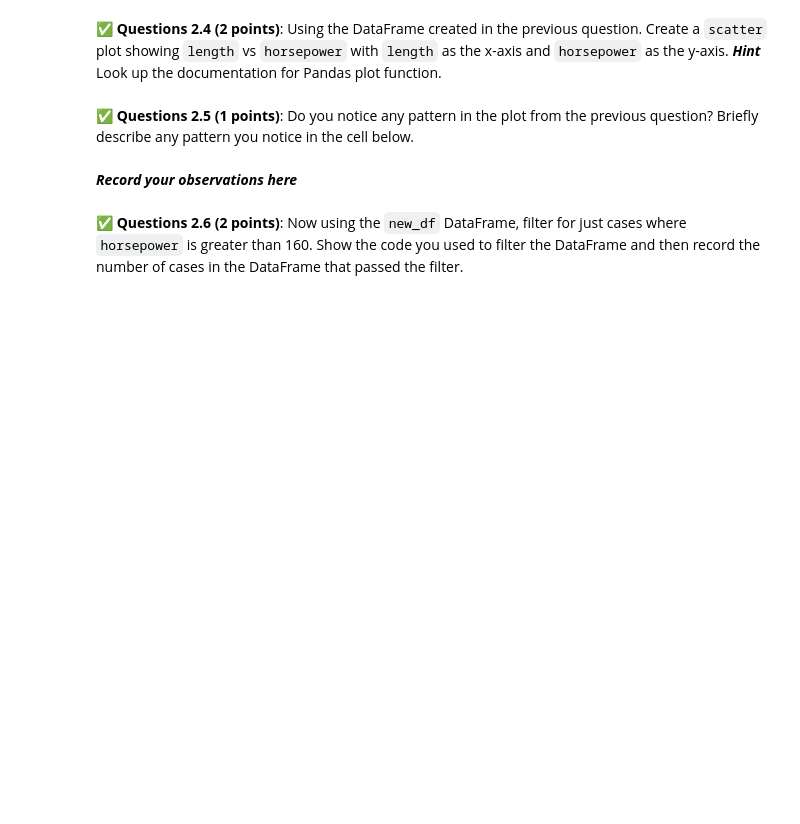
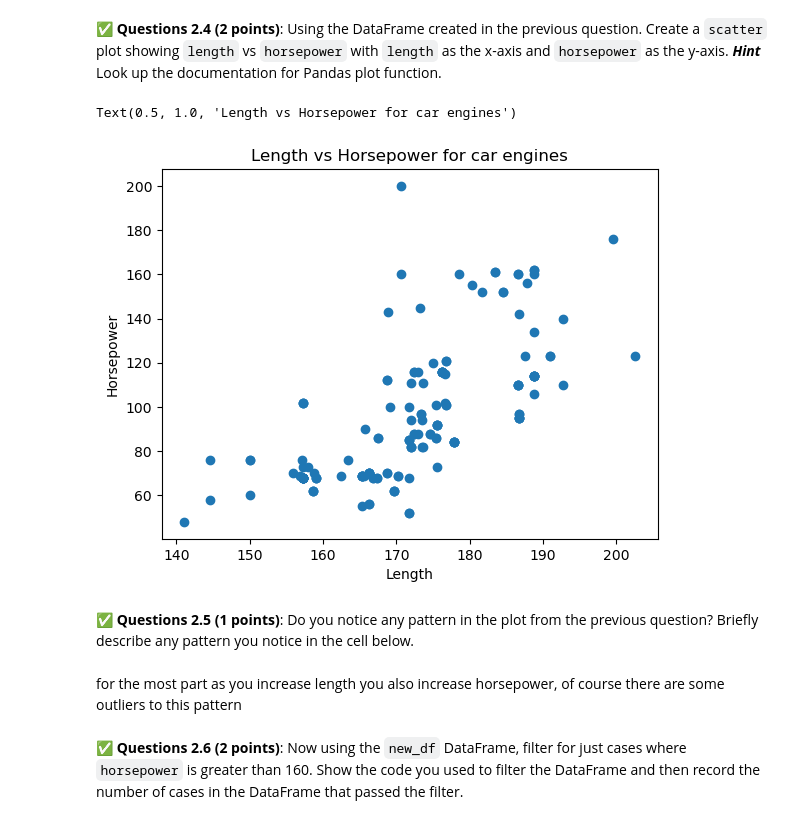
Before and after one commit to LukeAurilia/CMSE202-f24-turnin, a Jupyter notebook: hw-01/HW-01_GitPracticeDebuggingPythonPackagesAndClasses-STUDENT.ipynb, the cells around one changed output. Cells and saved outputs as stored; diff of their text form; code cells hidden in the pictures; blank space fills up the shorter version.

Commit message:
Commiting part 2

```diff
--- a/hw-01/HW-01_GitPracticeDebuggingPythonPackagesAndClasses-STUDENT.ipynb
+++ b/hw-01/HW-01_GitPracticeDebuggingPythonPackagesAndClasses-STUDENT.ipynb
@@ -152,0 +154,3 @@ import pandas as pd
+# %%
+prices = pd.read_csv('auto_price.csv')
+prices.head(10)
@@ -166,3 +193,5 @@ import pandas as pd
 &#9989; **Questions 2.3 (2 points)**: Now create a new DataFrame using just the `length` and `horsepower` columns of your current DataFrame. Call this DataFrame `new_df`. Confirm that the new DataFrame contains just those two columns by displaying the first 4 rows.
 # %%
 # Put code here
+new_df = prices[['length','horsepower']]
+new_df.head(4)
@@ -173,6 +206,15 @@ import pandas as pd
+# %%
+# Put code here
+plt.scatter(new_df['length'],new_df['horsepower'])
+plt.ylabel('Horsepower')
+plt.xlabel('Length')
+plt.title('Length vs Horsepower for car engines')
+# %% [output]
+Text(0.5, 1.0, 'Length vs Horsepower for car engines')
+[figure, added]
 # %% [markdown]
 &#9989; **Questions 2.5 (1 points)**: Do you notice any pattern in the plot from the previous question? Briefly describe any pattern you notice in the cell below.
-# %% [markdown]
-***Record your observations here***
+# %% [markdown]
+for the most part as you increase length you also increase horsepower, of course there are some outliers to this pattern
 # %% [markdown]
 &#9989; **Questions 2.6 (2 points)**: Now using the `new_df` DataFrame, filter for just cases where `horsepower` is greater than 160. Show the code you used to filter the DataFrame and then record the number of cases in the DataFrame that passed the filter.
```
Also changed, not shown: parts of 13 cells of this notebook, 1 other file.
